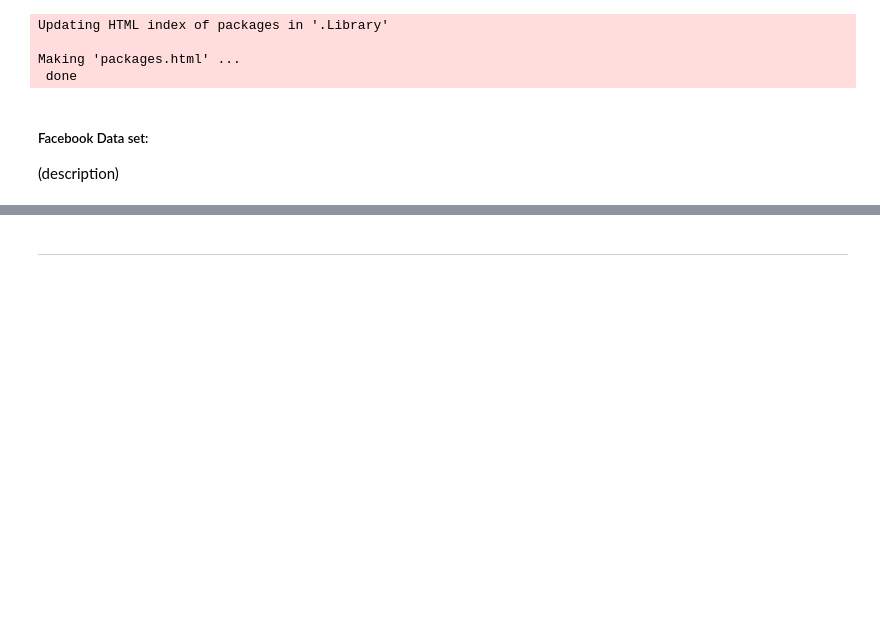
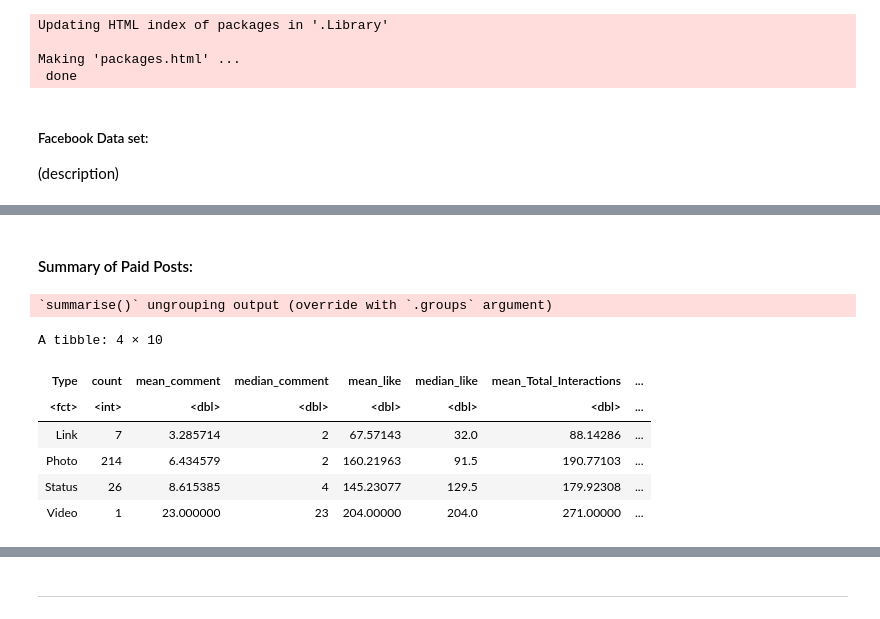
Before and after one commit to calamari99/Facebook-Post-Predictor, a Jupyter notebook: main.ipynb, the cells around one changed output, grey strips where cells are left out. Cells and saved outputs as stored; diff of their text form; code cells hidden in the pictures; blank space fills up the shorter version.

```diff
--- a/main.ipynb
+++ b/main.ipynb
@@ -206,0 +227,24 @@ Now that we have separated our data into specified sets, we will next explore ou
+# %% [markdown]
+#### Summary of Paid Posts:
+# %%
+summ_train_df <- training_set %>% group_by(Type) %>%  summarise(
+    count = n(),
+    mean_comment = mean(comment),
+    median_comment = median(comment),
+    mean_like = mean(like),
+    median_like = median(like),
+    mean_Total_Interactions = mean(Total_Interactions),
+    median_Total_Interactions = median(Total_Interactions),
+    mean_share = mean(share),
+    median_share = median(share),
+)
+summ_train_df
+# %% [output]
+`summarise()` ungrouping output (override with `.groups` argument)
+A tibble: 4 × 10
+| Type | count | mean_comment | median_comment | mean_like | median_like | mean_Total_Interactions | ... |
+| <fct> | <int> | <dbl> | <dbl> | <dbl> | <dbl> | <dbl> | ... |
+| Link | 7 | 3.285714 | 2 | 67.57143 | 32.0 | 88.14286 | ... |
+| Photo | 214 | 6.434579 | 2 | 160.21963 | 91.5 | 190.77103 | ... |
+| Status | 26 | 8.615385 | 4 | 145.23077 | 129.5 | 179.92308 | ... |
+| Video | 1 | 23.000000 | 23 | 204.00000 | 204.0 | 271.00000 | ... |
```
Also changed, not shown: parts of 20 cells of this notebook.
